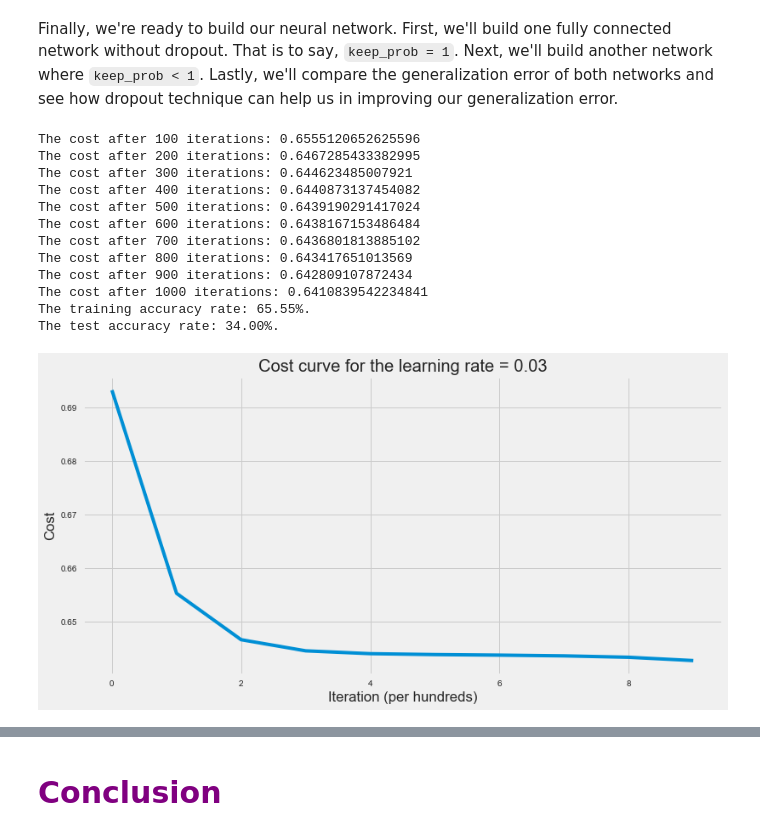
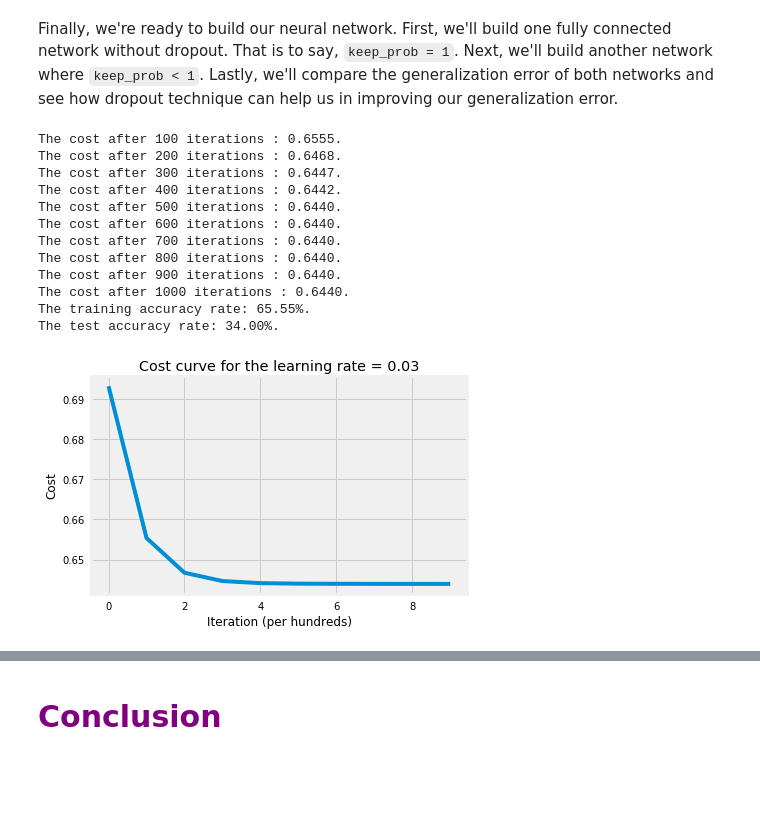
Before and after one commit to ImadDabbura/Deep-Learning, a Jupyter notebook: notebooks/Dropout.ipynb, the cells around one changed output, grey strips where cells are left out. Cells and saved outputs as stored; diff of their text form; code cells hidden in the pictures; blank space fills up the shorter version.

Commit message:
Changed dropout notebook and script formatting

```diff
--- a/notebooks/Dropout.ipynb
+++ b/notebooks/Dropout.ipynb
@@ -285,30 +306,30 @@ Finally, we're ready to build our neural network. First, we'll build one fully c
 # %%
 # setup layers dimensions, number of examples, and keep probabilities list
 m = X_train.shape[0]
 keep_prob = [1, 1, 1, 1]
 layers_dims = [m, 10, 10, 1]
 
 # train NN with no dropout
 parameters = model_with_dropout(X_train, Y_train, layers_dims, keep_prob=keep_prob,
                                 learning_rate=0.03, num_iterations=1000,
-                                hidden_layers_activation_fn="tanh")
+                                hidden_layers_activation_fn="relu")
 
 # print the test accuracy
-print("The training accuracy rate: {}".format(accuracy(X_train, parameters, Y_train, "tanh")[-7:]))
-print("The test accuracy rate: {}".format(accuracy(X_test, parameters, Y_test, "tanh")[-7:]))
+print("The training accuracy rate: {}".format(accuracy(X_train, parameters, Y_train, "relu")[-7:]))
+print("The test accuracy rate: {}".format(accuracy(X_test, parameters, Y_test, "relu")[-7:]))
 # %% [output]
-The cost after 100 iterations: 0.6555120652625596
-The cost after 200 iterations: 0.6467285433382995
-The cost after 300 iterations: 0.644623485007921
-The cost after 400 iterations: 0.6440873137454082
-The cost after 500 iterations: 0.6439190291417024
-The cost after 600 iterations: 0.6438167153486484
-The cost after 700 iterations: 0.6436801813885102
-The cost after 800 iterations: 0.643417651013569
-The cost after 900 iterations: 0.642809107872434
-The cost after 1000 iterations: 0.6410839542234841
+The cost after 100 iterations : 0.6555.
+The cost after 200 iterations : 0.6468.
+The cost after 300 iterations : 0.6447.
+The cost after 400 iterations : 0.6442.
+The cost after 500 iterations : 0.6440.
+The cost after 600 iterations : 0.6440.
+The cost after 700 iterations : 0.6440.
+The cost after 800 iterations : 0.6440.
+The cost after 900 iterations : 0.6440.
+The cost after 1000 iterations : 0.6440.
 The training accuracy rate: 65.55%.
 The test accuracy rate: 34.00%.
-[figure, old version]
+[figure, new version]
 # %%
 # setup keep probabilities list
```
Also changed, not shown: parts of 7 cells of this notebook, 2 other files.
